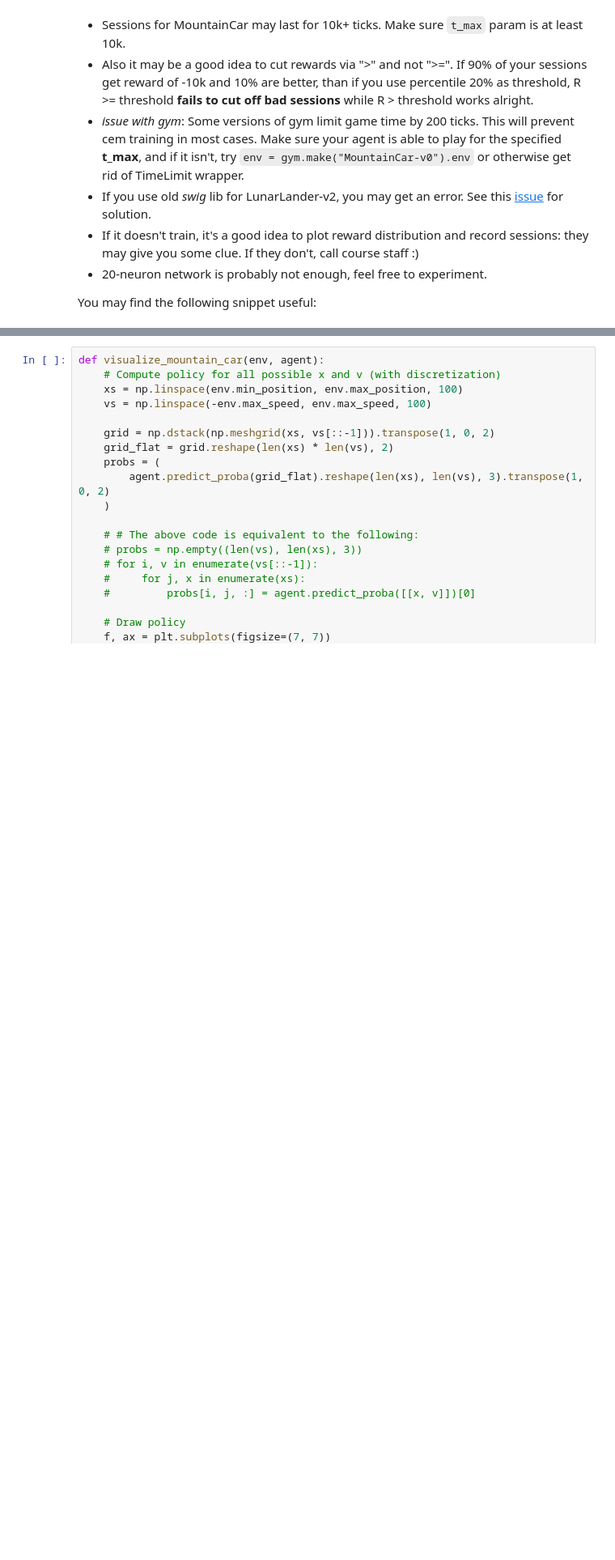
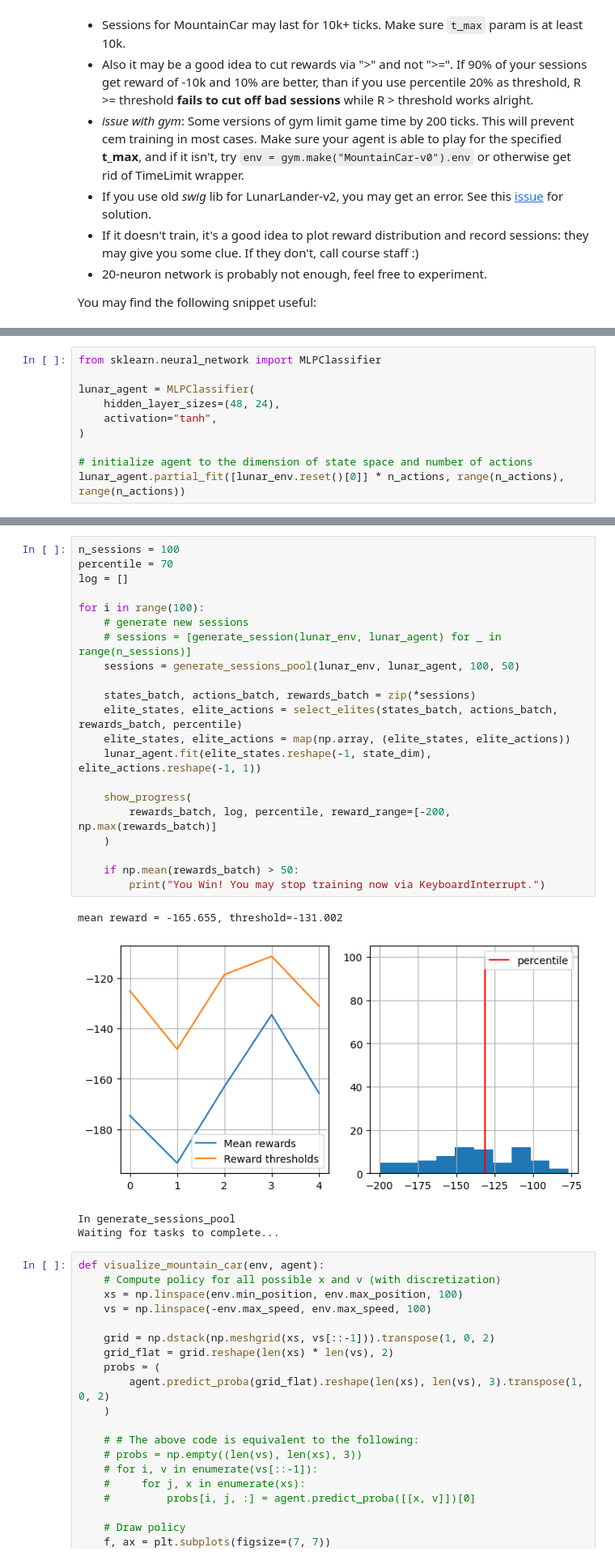
Before and after one commit to lalayants/Practical_RL, a Jupyter notebook: week01_intro/deep_crossentropy_method.ipynb, the cells around one changed output, grey strips where cells are left out. Shown at 81% size. Saved outputs shown, nothing was run; the diff lists cells and outputs as text; blank space fills up the shorter version.

```diff
--- a/week01_intro/deep_crossentropy_method.ipynb
+++ b/week01_intro/deep_crossentropy_method.ipynb
@@ -337,0 +353,10 @@ You may find the following snippet useful:
+# %%
+from sklearn.neural_network import MLPClassifier
+
+lunar_agent = MLPClassifier(
+    hidden_layer_sizes=(48, 24),
+    activation="tanh",
+)
+
+# initialize agent to the dimension of state space and number of actions
+lunar_agent.partial_fit([lunar_env.reset()[0]] * n_actions, range(n_actions), range(n_actions))
@@ -338,3 +515,29 @@ You may find the following snippet useful:
+# %%
+n_sessions = 100
+percentile = 70
+log = []
+
+for i in range(100):
+    # generate new sessions
+    # sessions = [generate_session(lunar_env, lunar_agent) for _ in range(n_sessions)]
+    sessions = generate_sessions_pool(lunar_env, lunar_agent, 100, 50)
+
+    states_batch, actions_batch, rewards_batch = zip(*sessions)
+    elite_states, elite_actions = select_elites(states_batch, actions_batch, rewards_batch, percentile)
+    elite_states, elite_actions = map(np.array, (elite_states, elite_actions))
+    lunar_agent.fit(elite_states.reshape(-1, state_dim), elite_actions.reshape(-1, 1))
+
+    show_progress(
+        rewards_batch, log, percentile, reward_range=[-200, np.max(rewards_batch)]
+    )
+
+    if np.mean(rewards_batch) > 50:
+        print("You Win! You may stop training now via KeyboardInterrupt.")
+# %% [output]
+mean reward = -165.655, threshold=-131.002
+[figure, added]
+In generate_sessions_pool
+Waiting for tasks to complete...
 # %%
 def visualize_mountain_car(env, agent):
     # Compute policy for all possible x and v (with discretization)
```
Also changed, not shown: parts of 8 cells of this notebook, 1 other file.
